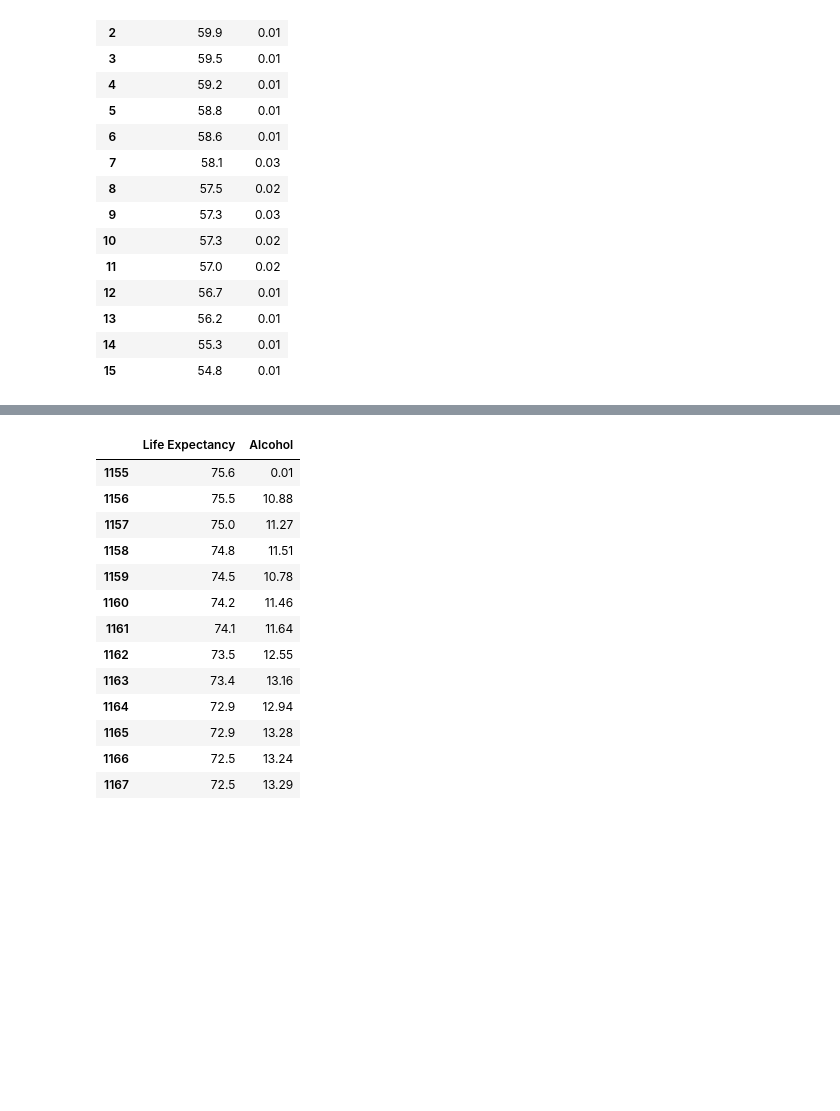
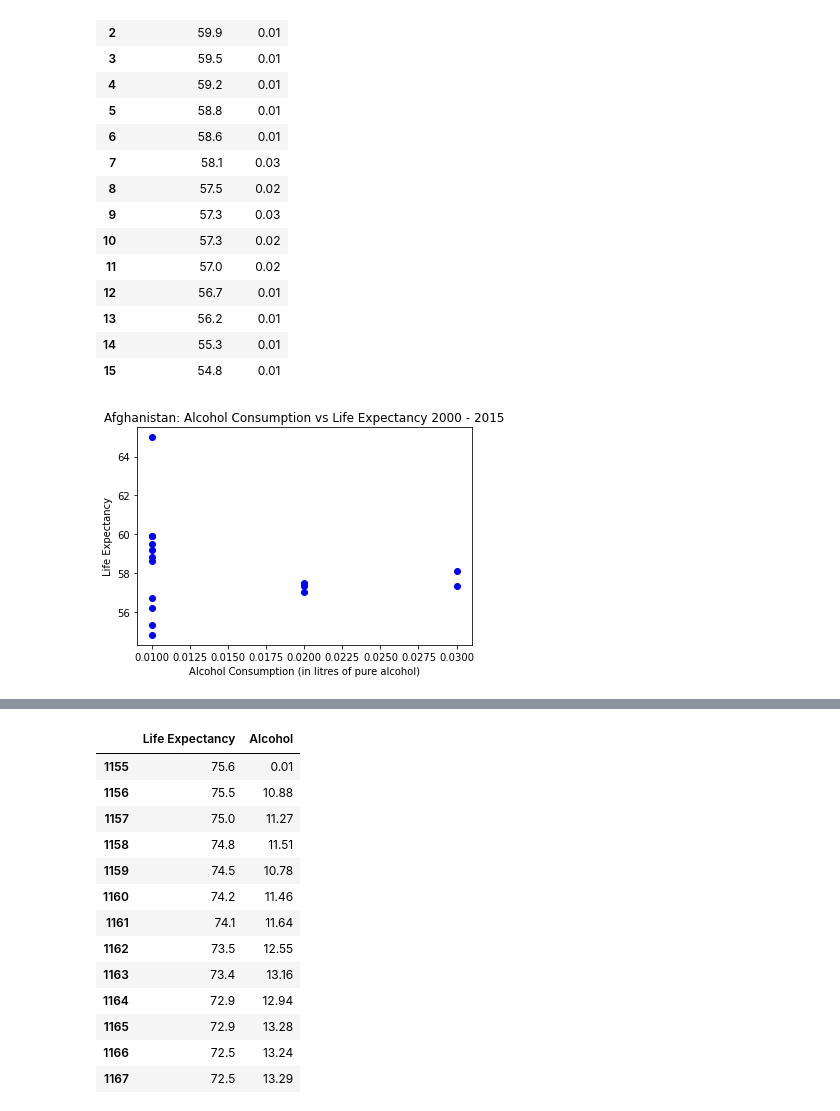
Before and after one commit to jaryan77/TeamTitans_Project_1, a Jupyter notebook: alcohol.ipynb, the cells around one changed output, grey strips where cells are left out. Saved outputs shown, nothing was run; the diff lists cells and outputs as text; code cells hidden in the pictures; blank space fills up the shorter version.

```diff
--- a/alcohol.ipynb
+++ b/alcohol.ipynb
@@ -203,4 +201,19 @@ Afghanistan_developing_df
 # %%
 Afghanistan_life_e = Afghanistan_developing_df["Life Expectancy"]
 Afghanistan_alcohol = Afghanistan_developing_df["Alcohol"]
+# %%
+x_axis = Afghanistan_alcohol
+y_axis = Afghanistan_life_e
+plt.scatter(x_axis, y_axis, color="blue")
+
+
+#Title and labels
+plt.title("Afghanistan: Alcohol Consumption vs Life Expectancy 2000 - 2015")
+plt.xlabel("Alcohol Consumption (in litres of pure alcohol)")
+plt.ylabel("Life Expectancy")
+
+plt.savefig("Images/Afghanistan_scatter_plot.png")
+plt.show()
+# %% [output]
+[figure, added]
 # %%
```
Also changed, not shown: parts of 10 cells of this notebook, 5 other files.
